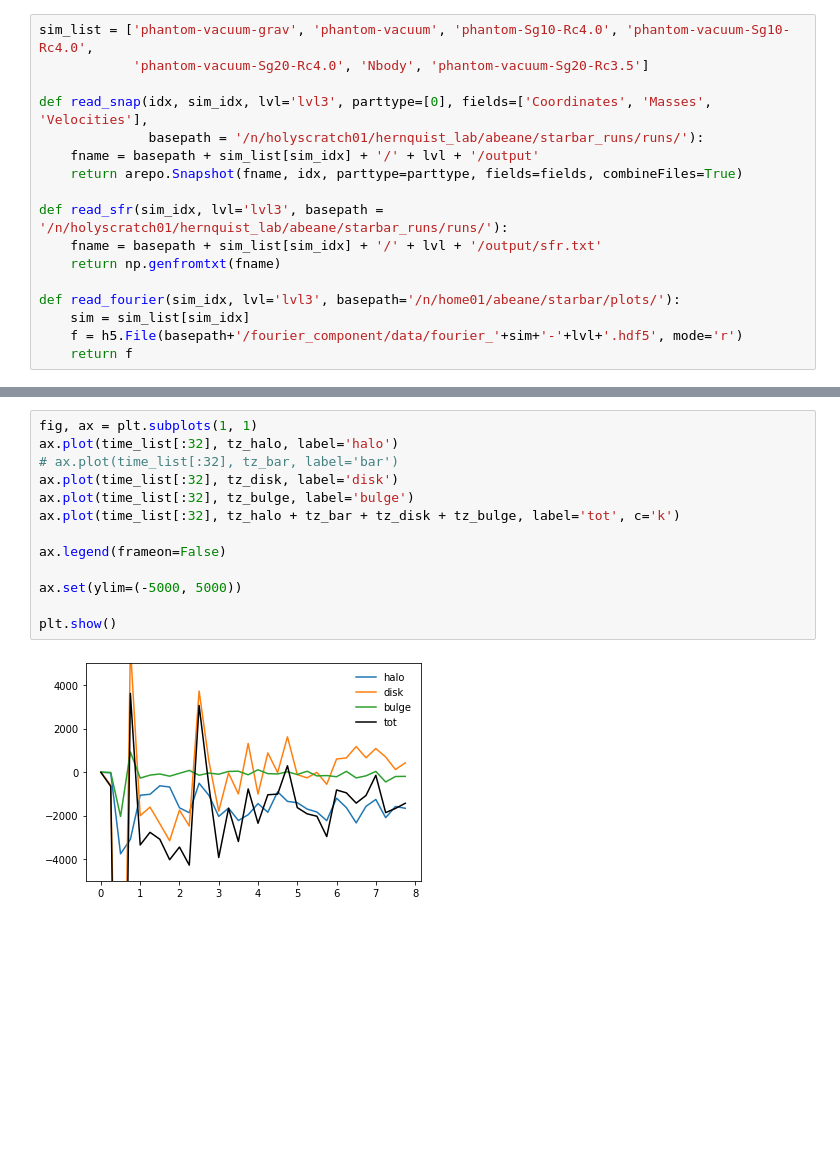
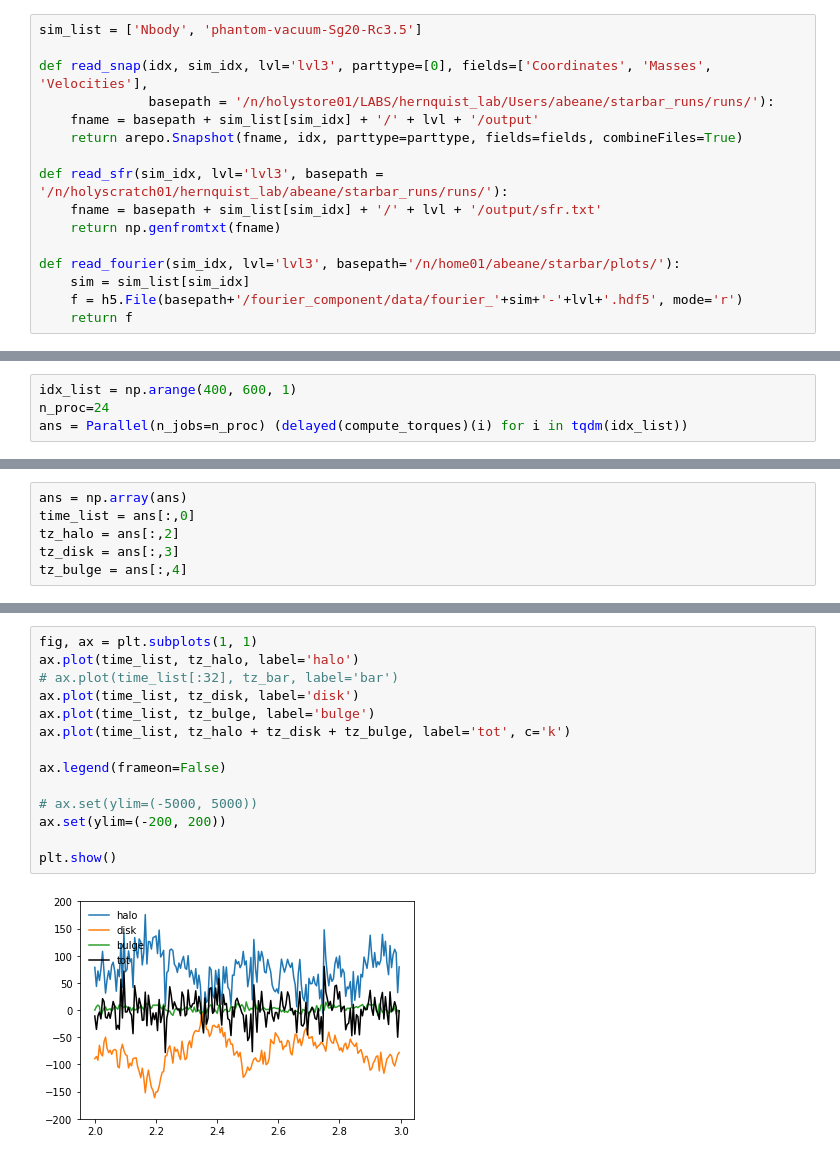
Before and after one commit to gusbeane/gasbar, a Jupyter notebook: notebooks/torque_scratch.ipynb, the cells around one changed output, grey strips where cells are left out. Drawn from its saved outputs; the diff is of its cells as text; blank space fills up the shorter version.

```diff
--- a/notebooks/torque_scratch.ipynb
+++ b/notebooks/torque_scratch.ipynb
@@ -15,9 +14,8 @@ t = h5.File('/n/home01/abeane/starbar/plots/torques/data/torques_Nbody-lvl3.hdf5
 # %%
-sim_list = ['phantom-vacuum-grav', 'phantom-vacuum', 'phantom-Sg10-Rc4.0', 'phantom-vacuum-Sg10-Rc4.0',
-            'phantom-vacuum-Sg20-Rc4.0', 'Nbody', 'phantom-vacuum-Sg20-Rc3.5']
+sim_list = ['Nbody', 'phantom-vacuum-Sg20-Rc3.5']
 
 def read_snap(idx, sim_idx, lvl='lvl3', parttype=[0], fields=['Coordinates', 'Masses', 'Velocities'],
-              basepath = '/n/holyscratch01/hernquist_lab/abeane/starbar_runs/runs/'):
+              basepath = '/n/holystore01/LABS/hernquist_lab/Users/abeane/starbar_runs/runs/'):
     fname = basepath + sim_list[sim_idx] + '/' + lvl + '/output'
     return arepo.Snapshot(fname, idx, parttype=parttype, fields=fields, combineFiles=True)
 
@@ -137,0 +165,4 @@ A Jupyter Widget
+# %%
+idx_list = np.arange(400, 600, 1)
+n_proc=24
+ans = Parallel(n_jobs=n_proc) (delayed(compute_torques)(i) for i in tqdm(idx_list))
@@ -137,0 +177,6 @@ A Jupyter Widget
+# %%
+ans = np.array(ans)
+time_list = ans[:,0]
+tz_halo = ans[:,2]
+tz_disk = ans[:,3]
+tz_bulge = ans[:,4]
@@ -138,15 +191,16 @@ A Jupyter Widget
 # %%
 fig, ax = plt.subplots(1, 1)
-ax.plot(time_list[:32], tz_halo, label='halo')
+ax.plot(time_list, tz_halo, label='halo')
 # ax.plot(time_list[:32], tz_bar, label='bar')
-ax.plot(time_list[:32], tz_disk, label='disk')
-ax.plot(time_list[:32], tz_bulge, label='bulge')
-ax.plot(time_list[:32], tz_halo + tz_bar + tz_disk + tz_bulge, label='tot', c='k')
+ax.plot(time_list, tz_disk, label='disk')
+ax.plot(time_list, tz_bulge, label='bulge')
+ax.plot(time_list, tz_halo + tz_disk + tz_bulge, label='tot', c='k')
 
 ax.legend(frameon=False)
 
-ax.set(ylim=(-5000, 5000))
+# ax.set(ylim=(-5000, 5000))
+ax.set(ylim=(-200, 200))
 
 plt.show()
 # %% [output]
-[figure, old version]
+[figure, new version]
```
Also changed, not shown: parts of 18 cells of this notebook, 3 other files.
